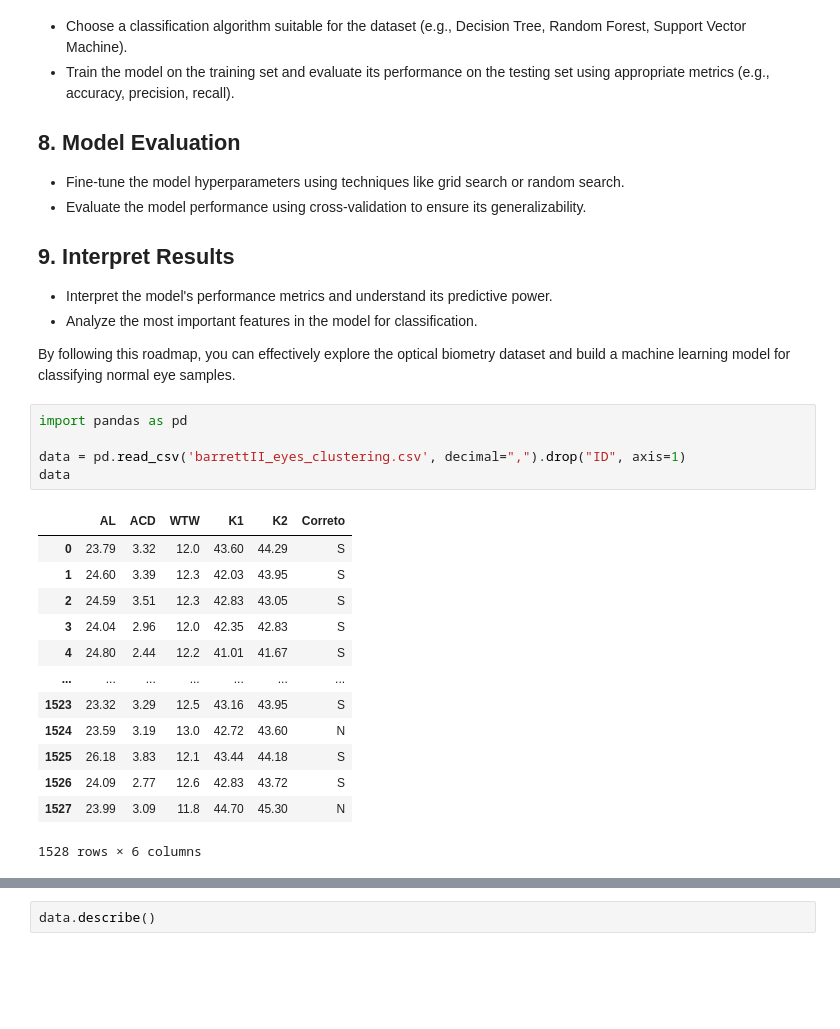
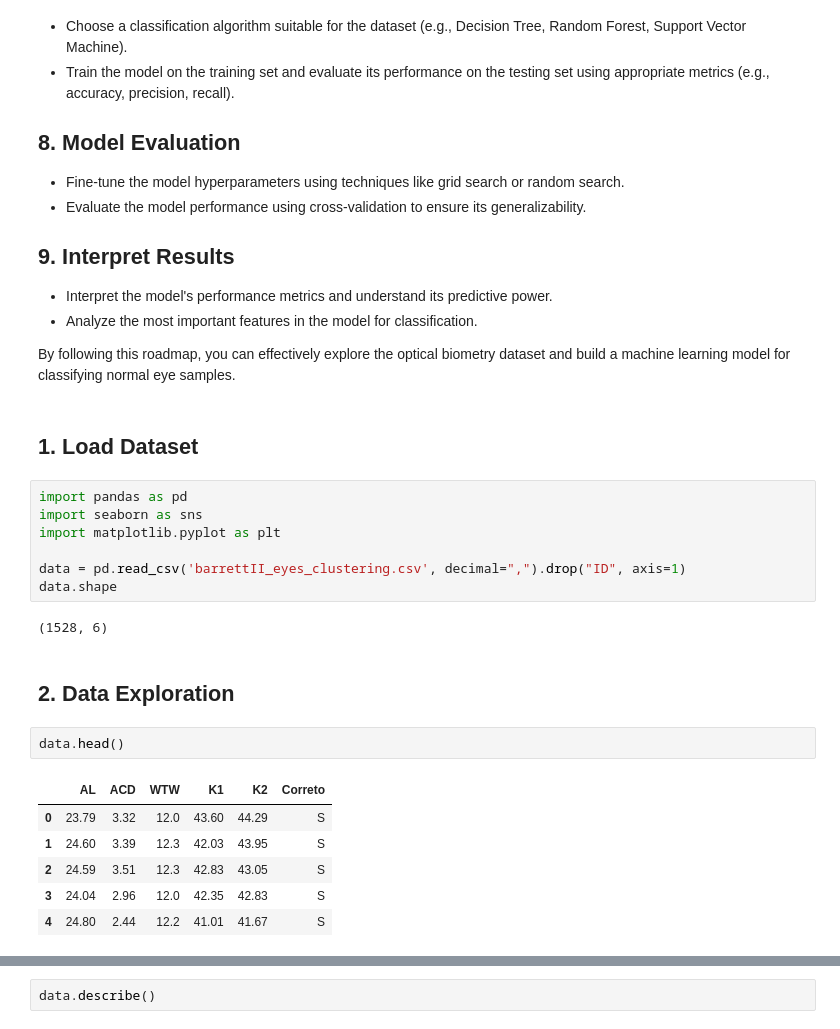
Before and after one commit to vitalwarley/PPGI038, a Jupyter notebook: main.ipynb, the cells around one changed output, grey strips where cells are left out. Drawn from its saved outputs; the diff is of its cells as text; blank space fills up the shorter version.

```diff
--- a/main.ipynb
+++ b/main.ipynb
@@ -48,22 +48,25 @@ Please, provide a roadmap for exploratory data analysis in a optical biometry da
 - Analyze the most important features in the model for classification.
 
 By following this roadmap, you can effectively explore the optical biometry dataset and build a machine learning model for classifying normal eye samples.
+# %% [markdown]
+## 1. Load Dataset
 # %%
 import pandas as pd
+import seaborn as sns
+import matplotlib.pyplot as plt
 
 data = pd.read_csv('barrettII_eyes_clustering.csv', decimal=",").drop("ID", axis=1)
-data
+data.shape
 # %% [output]
-|  | AL | ACD | WTW | K1 | K2 | Correto |
-| 0 | 23.79 | 3.32 | 12.0 | 43.60 | 44.29 | S |
-| 1 | 24.60 | 3.39 | 12.3 | 42.03 | 43.95 | S |
-| 2 | 24.59 | 3.51 | 12.3 | 42.83 | 43.05 | S |
-| 3 | 24.04 | 2.96 | 12.0 | 42.35 | 42.83 | S |
-| 4 | 24.80 | 2.44 | 12.2 | 41.01 | 41.67 | S |
-| ... | ... | ... | ... | ... | ... | ... |
-| 1523 | 23.32 | 3.29 | 12.5 | 43.16 | 43.95 | S |
-| 1524 | 23.59 | 3.19 | 13.0 | 42.72 | 43.60 | N |
-| 1525 | 26.18 | 3.83 | 12.1 | 43.44 | 44.18 | S |
-| 1526 | 24.09 | 2.77 | 12.6 | 42.83 | 43.72 | S |
-| 1527 | 23.99 | 3.09 | 11.8 | 44.70 | 45.30 | N |
-1528 rows × 6 columns
+(1528, 6)
+# %% [markdown]
+## 2. Data Exploration
+# %%
+data.head()
+# %% [output]
+|  | AL | ACD | WTW | K1 | K2 | Correto |
+| 0 | 23.79 | 3.32 | 12.0 | 43.60 | 44.29 | S |
+| 1 | 24.60 | 3.39 | 12.3 | 42.03 | 43.95 | S |
+| 2 | 24.59 | 3.51 | 12.3 | 42.83 | 43.05 | S |
+| 3 | 24.04 | 2.96 | 12.0 | 42.35 | 42.83 | S |
+| 4 | 24.80 | 2.44 | 12.2 | 41.01 | 41.67 | S |
```
Also changed, not shown: parts of 7 cells of this notebook.
